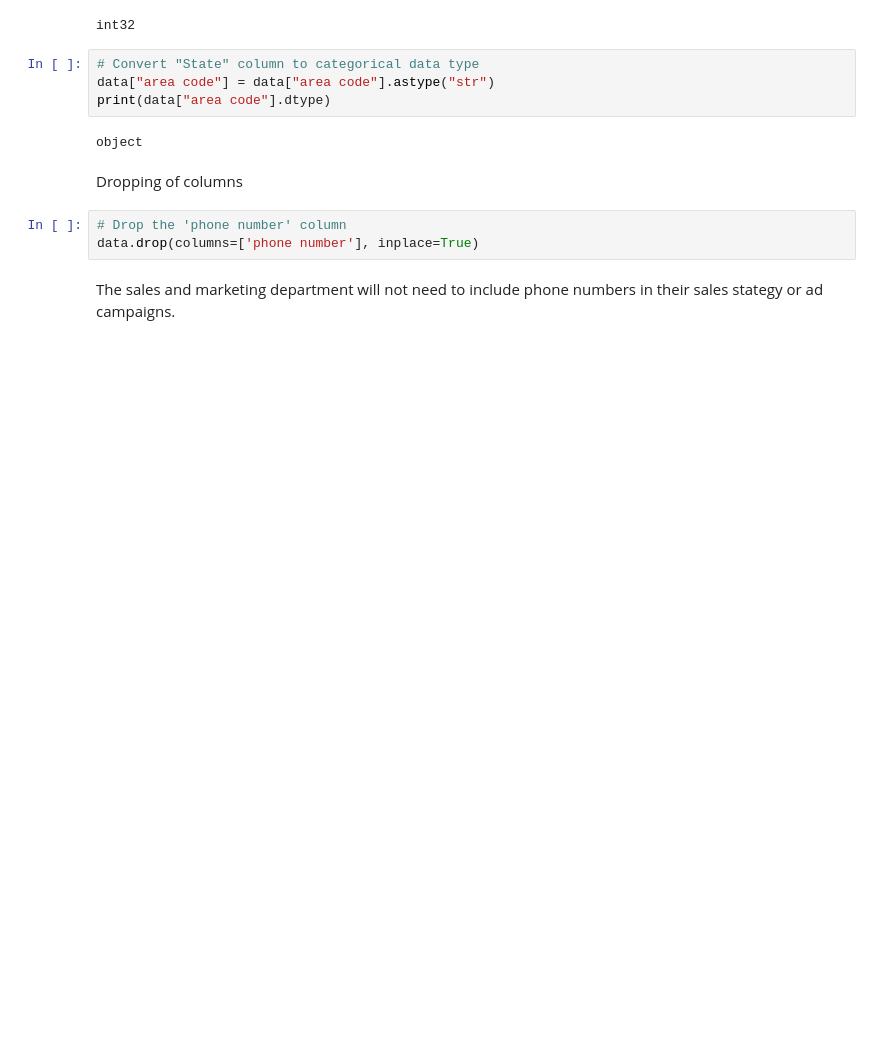
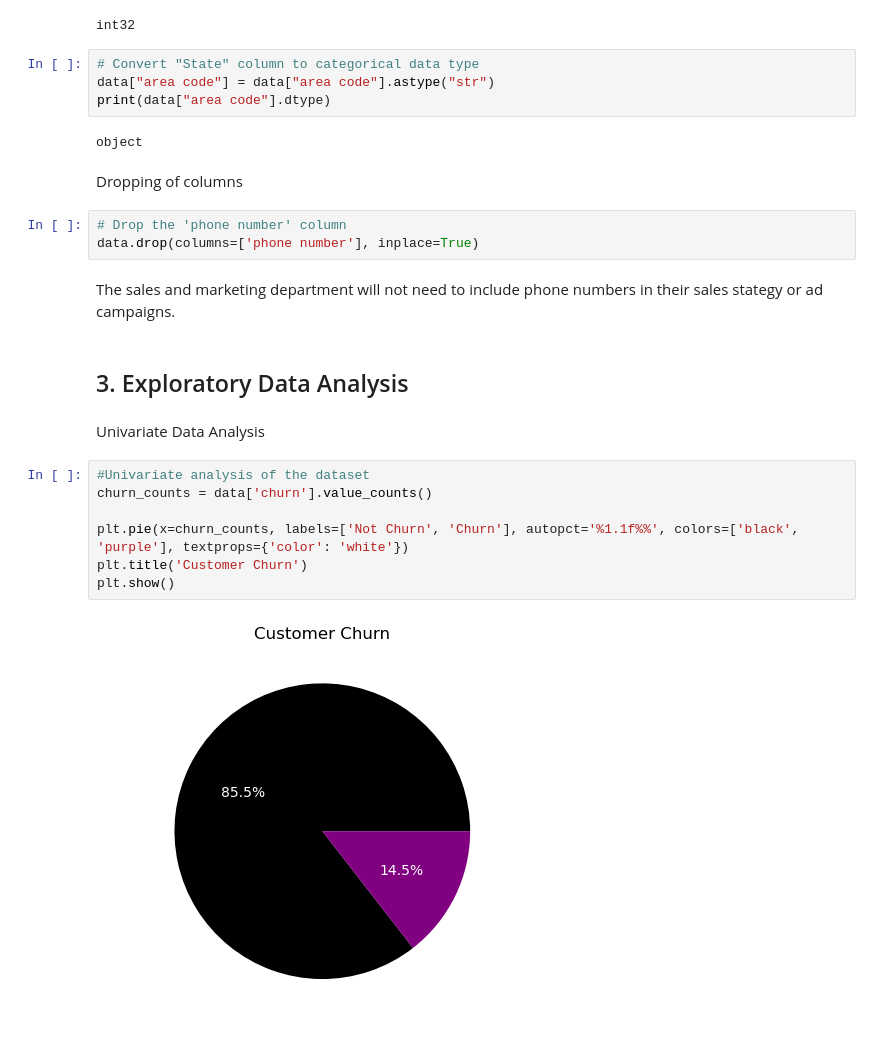
Before and after one commit to KMalinga/churn, a Jupyter notebook: student.ipynb, the cells around one changed output. Drawn from its saved outputs; the diff is of its cells as text; blank space fills up the shorter version.

Commit message:
EDA-univariate analysis

```diff
--- a/student.ipynb
+++ b/student.ipynb
@@ -267,3 +267,16 @@ Dropping of columns
 data.drop(columns=['phone number'], inplace=True)
 # %% [markdown]
  The sales and marketing department will not need to include phone numbers in their sales stategy or ad campaigns.
+# %% [markdown]
+## 3. Exploratory Data Analysis
+# %% [markdown]
+ Univariate Data Analysis
+# %%
+#Univariate analysis of the dataset
+churn_counts = data['churn'].value_counts()
+
+plt.pie(x=churn_counts, labels=['Not Churn', 'Churn'], autopct='%1.1f%%', colors=['black', 'purple'], textprops={'color': 'white'})
+plt.title('Customer Churn')
+plt.show()
+# %% [output]
+[figure, added]
```
Also changed, not shown: parts of 5 cells of this notebook.
